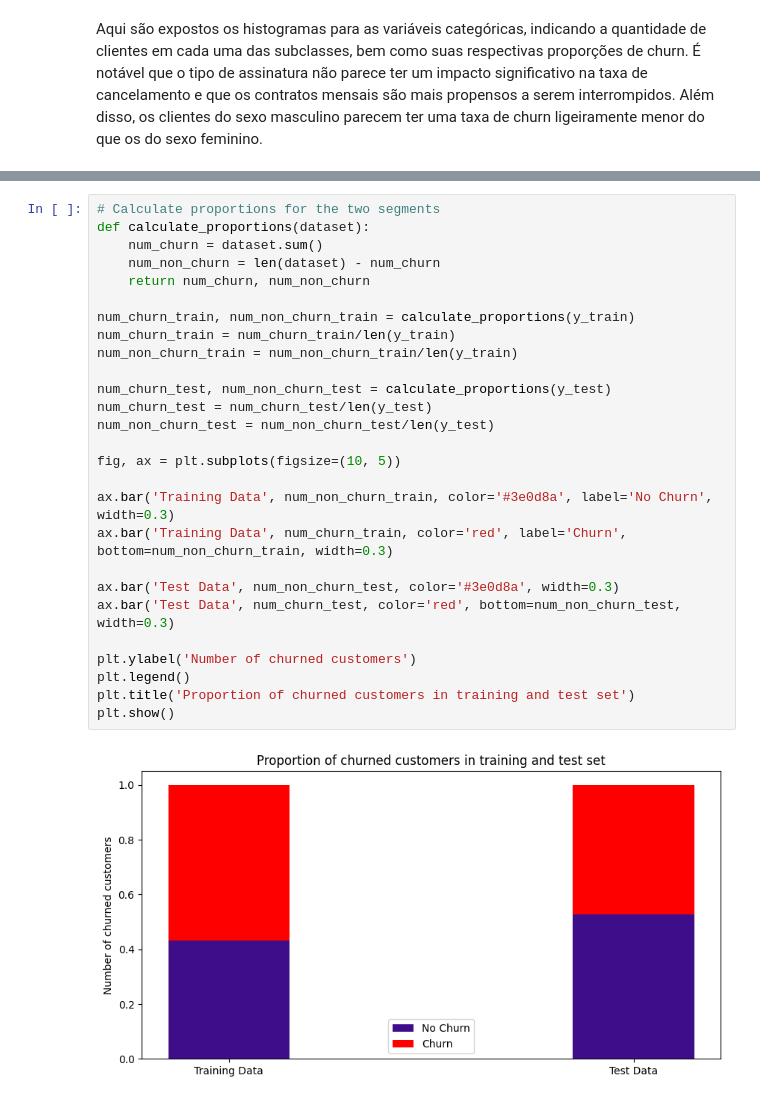
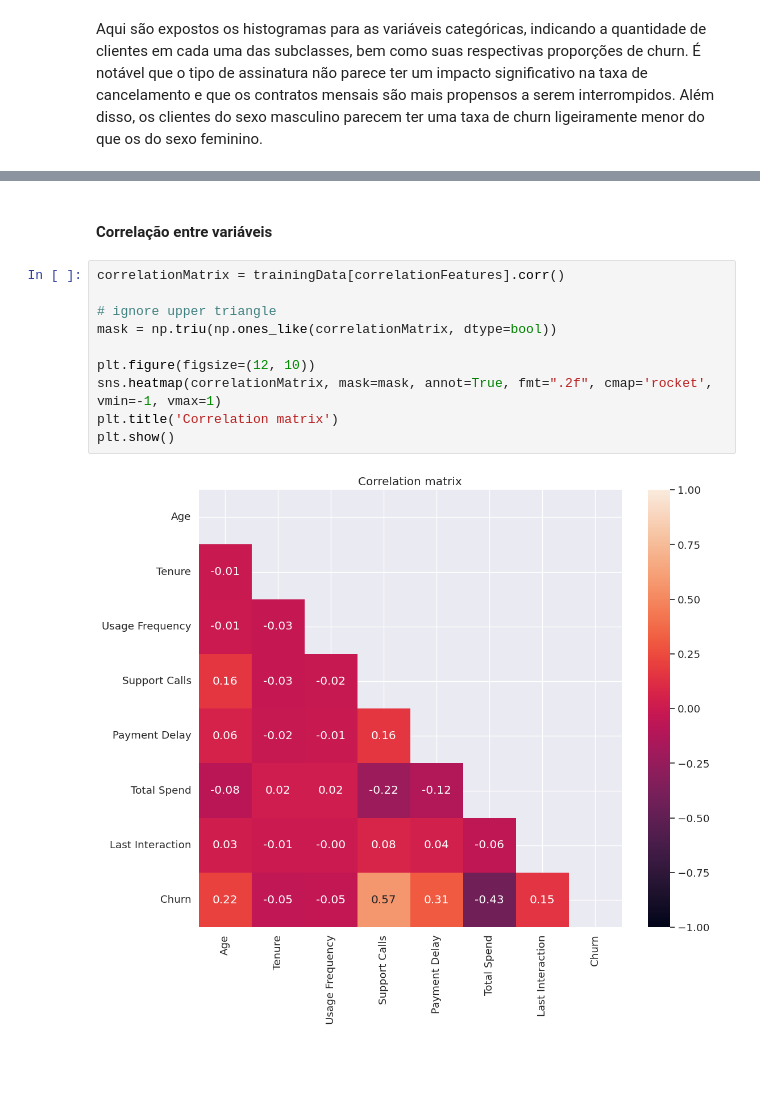
Before and after one commit to paduathiago/churn_prediction, a Jupyter notebook: churn_prediction.ipynb, the cells around one changed output, grey strips where cells are left out. Saved outputs shown, nothing was run; the diff lists cells and outputs as text; blank space fills up the shorter version.

```diff
--- a/churn_prediction.ipynb
+++ b/churn_prediction.ipynb
@@ -178,29 +211,14 @@ Estamos também interessados em saber como os dados de treinamento e teste estã
-# %%
-# Calculate proportions for the two segments
-def calculate_proportions(dataset):
-    num_churn = dataset.sum()
-    num_non_churn = len(dataset) - num_churn
-    return num_churn, num_non_churn
-
-num_churn_train, num_non_churn_train = calculate_proportions(y_train)
-num_churn_train = num_churn_train/len(y_train)
-num_non_churn_train = num_non_churn_train/len(y_train)
-
-num_churn_test, num_non_churn_test = calculate_proportions(y_test)
-num_churn_test = num_churn_test/len(y_test)
-num_non_churn_test = num_non_churn_test/len(y_test)
-
-fig, ax = plt.subplots(figsize=(10, 5))
-
-ax.bar('Training Data', num_non_churn_train, color='#3e0d8a', label='No Churn', width=0.3)
-ax.bar('Training Data', num_churn_train, color='red', label='Churn', bottom=num_non_churn_train, width=0.3)
-
-ax.bar('Test Data', num_non_churn_test, color='#3e0d8a', width=0.3)
-ax.bar('Test Data', num_churn_test, color='red', bottom=num_non_churn_test, width=0.3)
-
-plt.ylabel('Number of churned customers')
-plt.legend()
-plt.title('Proportion of churned customers in training and test set')
-plt.show()
-# %% [output]
-[figure, removed]
+# %% [markdown]
+#### Correlação entre variáveis
+# %%
+correlationMatrix = trainingData[correlationFeatures].corr()
+
+# ignore upper triangle
+mask = np.triu(np.ones_like(correlationMatrix, dtype=bool))
+
+plt.figure(figsize=(12, 10))
+sns.heatmap(correlationMatrix, mask=mask, annot=True, fmt=".2f", cmap='rocket', vmin=-1, vmax=1)
+plt.title('Correlation matrix')
+plt.show()
+# %% [output]
+[figure, added]
```
Also changed, not shown: parts of 9 cells of this notebook.
